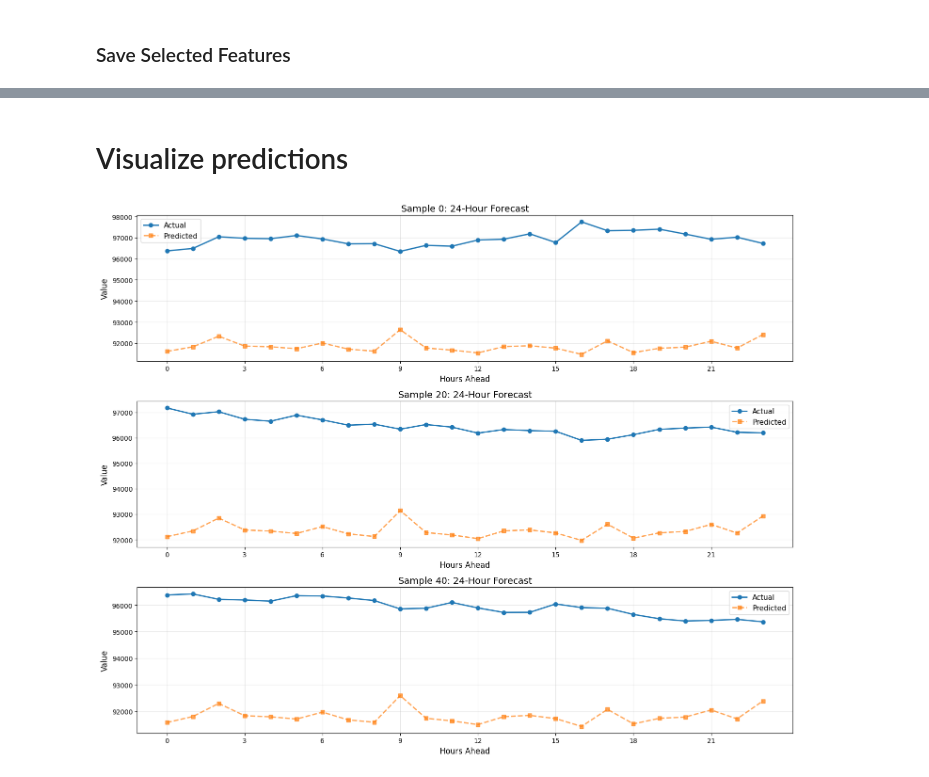
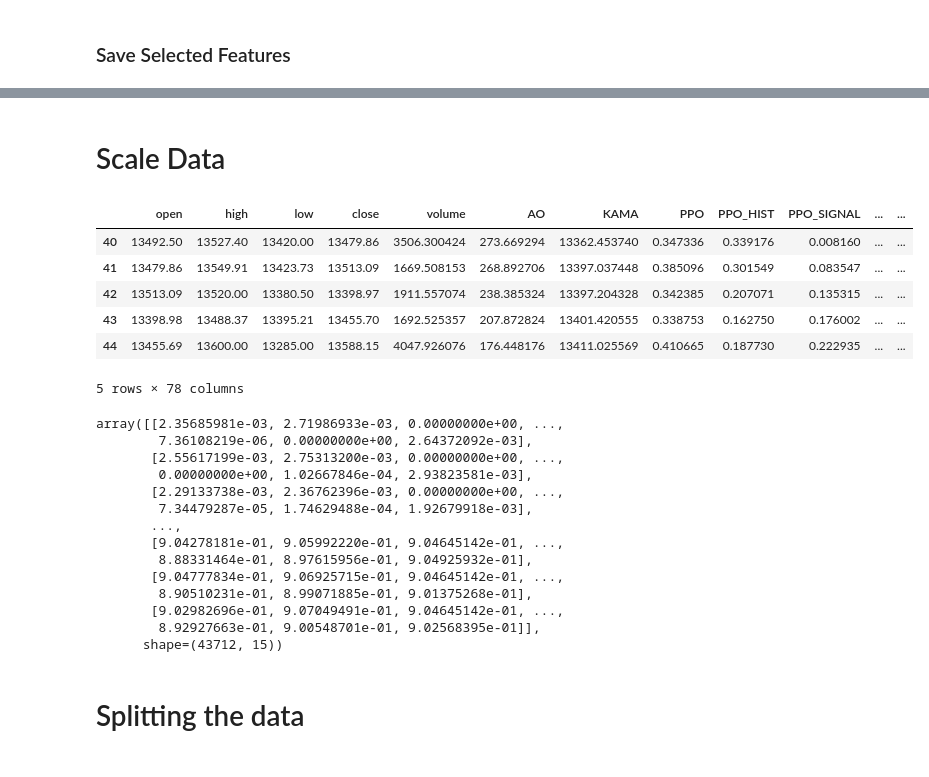
Before and after one commit to slamina-pf/data_analysis_trading_bot, a Jupyter notebook: workbooks/06_model_lstm_training_1h.ipynb, the cells around one changed output, grey strips where cells are left out. Saved outputs shown, nothing was run; the diff lists cells and outputs as text; code cells hidden in the pictures.

```diff
--- a/workbooks/06_model_lstm_training_1h.ipynb
+++ b/workbooks/06_model_lstm_training_1h.ipynb
@@ -869,25 +590,2 @@ Hour +24: RMSE=9684.0330, MAE=9249.4318
-# %% [markdown]
-# Visualize predictions
-# %%
-# Plot a few example predictions
-fig, axes = plt.subplots(3, 1, figsize=(15, 12))
-
-for idx, ax in enumerate(axes):
-    sample_idx = idx * 20  # Show predictions at different points
-
-    ax.plot(range(24), y_test_actual_original[sample_idx],
-            'o-', label='Actual', linewidth=2, markersize=6)
-    ax.plot(range(24), y_test_pred_original[sample_idx],
-            's--', label='Predicted', linewidth=2, markersize=6, alpha=0.7)
-
-    ax.set_xlabel('Hours Ahead', fontsize=12)
-    ax.set_ylabel('Value', fontsize=12)
-    ax.set_title(f'Sample {sample_idx}: 24-Hour Forecast', fontsize=14)
-    ax.legend(fontsize=11)
-    ax.grid(True, alpha=0.3)
-    ax.set_xticks(range(0, 24, 3))
-
-plt.tight_layout()
-plt.show()
-# %% [output]
-[figure, removed]
+# %% [markdown]
+# Scale Data
@@ -893,0 +594,12 @@ plt.show()
+# %%
+dataset.drop(['timestamp'], axis=1, inplace=True)
+# %%
+dataset.head()
+# %% [output]
+|  | open | high | low | close | volume | AO | KAMA | PPO | PPO_HIST | PPO_SIGNAL | ... | ... |
+| 40 | 13492.50 | 13527.40 | 13420.00 | 13479.86 | 3506.300424 | 273.669294 | 13362.453740 | 0.347336 | 0.339176 | 0.008160 | ... | ... |
+| 41 | 13479.86 | 13549.91 | 13423.73 | 13513.09 | 1669.508153 | 268.892706 | 13397.037448 | 0.385096 | 0.301549 | 0.083547 | ... | ... |
+| 42 | 13513.09 | 13520.00 | 13380.50 | 13398.97 | 1911.557074 | 238.385324 | 13397.204328 | 0.342385 | 0.207071 | 0.135315 | ... | ... |
+| 43 | 13398.98 | 13488.37 | 13395.21 | 13455.70 | 1692.525357 | 207.872824 | 13401.420555 | 0.338753 | 0.162750 | 0.176002 | ... | ... |
+| 44 | 13455.69 | 13600.00 | 13285.00 | 13588.15 | 4047.926076 | 176.448176 | 13411.025569 | 0.410665 | 0.187730 | 0.222935 | ... | ... |
+5 rows × 78 columns
@@ -893,0 +610,19 @@ plt.show()
+# %%
+scaled_data
+# %% [output]
+array([[2.35685981e-03, 2.71986933e-03, 0.00000000e+00, ...,
+        7.36108219e-06, 0.00000000e+00, 2.64372092e-03],
+       [2.55617199e-03, 2.75313200e-03, 0.00000000e+00, ...,
+        0.00000000e+00, 1.02667846e-04, 2.93823581e-03],
+       [2.29133738e-03, 2.36762396e-03, 0.00000000e+00, ...,
+        7.34479287e-05, 1.74629488e-04, 1.92679918e-03],
+       ...,
+       [9.04278181e-01, 9.05992220e-01, 9.04645142e-01, ...,
+        8.88331464e-01, 8.97615956e-01, 9.04925932e-01],
+       [9.04777834e-01, 9.06925715e-01, 9.04645142e-01, ...,
+        8.90510231e-01, 8.99071885e-01, 9.01375268e-01],
+       [9.02982696e-01, 9.07049491e-01, 9.04645142e-01, ...,
+        8.92927663e-01, 9.00548701e-01, 9.02568395e-01]],
+      shape=(43712, 15))
+# %% [markdown]
+# Splitting the data
```
Also changed, not shown: parts of 68 cells of this notebook, 1 other file.
